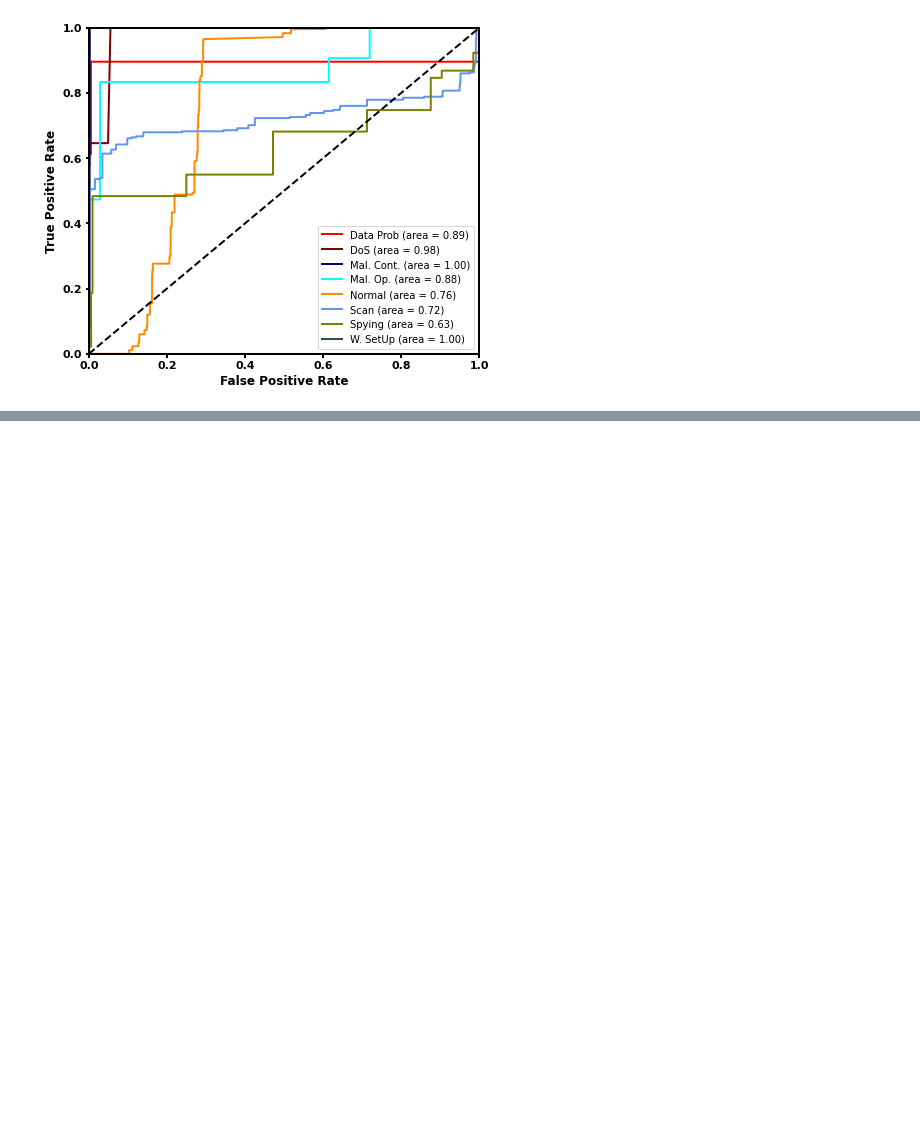
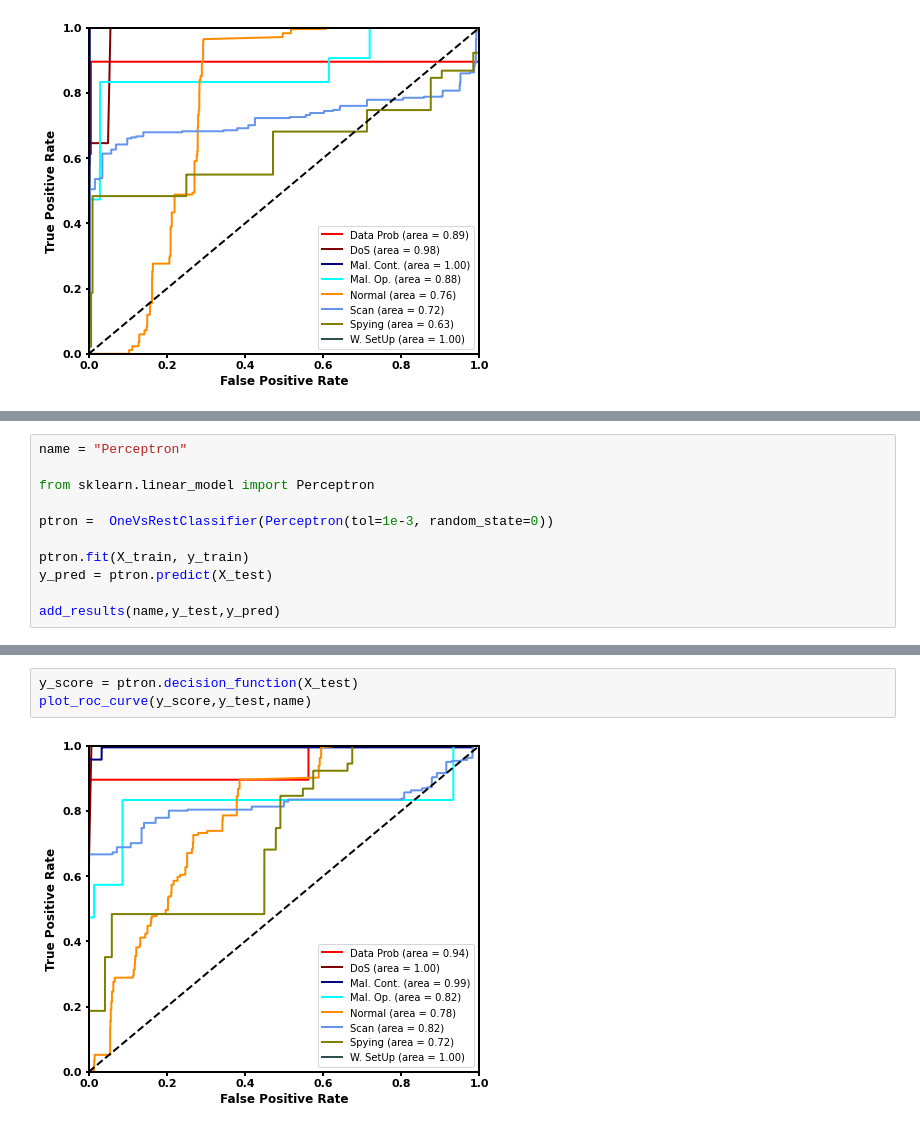
Before and after one commit to labonisarkar/IoT, a Jupyter notebook: IoTNoteBook.ipynb, the cells around one changed output, grey strips where cells are left out. Drawn from its saved outputs; the diff is of its cells as text; blank space fills up the shorter version.

```diff
--- a/IoTNoteBook.ipynb
+++ b/IoTNoteBook.ipynb
@@ -1046,0 +1104,11 @@ plot_roc_curve(y_score,y_test,name)
+# %%
+name = "Perceptron"
+
+from sklearn.linear_model import Perceptron
+
+ptron =  OneVsRestClassifier(Perceptron(tol=1e-3, random_state=0))
+
+ptron.fit(X_train, y_train)
+y_pred = ptron.predict(X_test)
+
+add_results(name,y_test,y_pred)
@@ -1046,0 +1152,5 @@ plot_roc_curve(y_score,y_test,name)
+# %%
+y_score = ptron.decision_function(X_test)
+plot_roc_curve(y_score,y_test,name)
+# %% [output]
+[figure, added]
```
Also changed, not shown: parts of 10 cells of this notebook.
